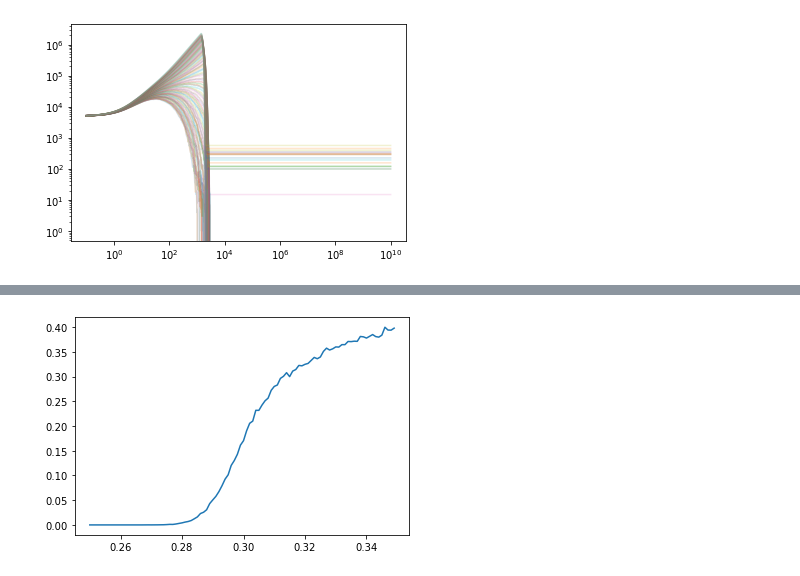
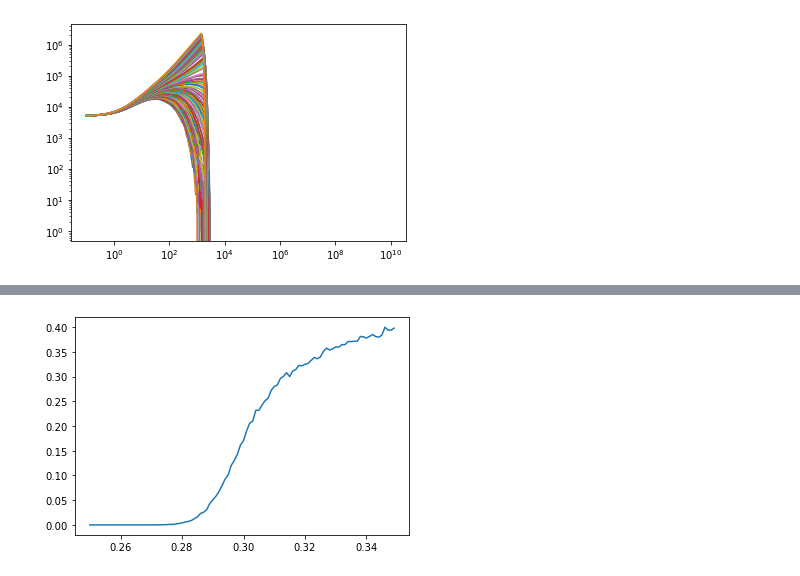
Before and after one commit to Irene-Li/BARW, a Jupyter notebook: BARW/plot_mult_data.ipynb, the cells around one changed output, grey strips where cells are left out. Cells and saved outputs as stored; diff of their text form; code cells hidden in the pictures.

```diff
--- a/BARW/plot_mult_data.ipynb
+++ b/BARW/plot_mult_data.ipynb
@@ -37,7 +37,7 @@ for h in hs:
         tot_edge_reach += np.sum(edge_reach>0)
 
     edge_reach_frac.append(tot_edge_reach/tot_possible_edge)
-    t = select_longest(times)[:-1]
+    t = select_longest(times)
     mean_msd = np.mean(pad(msds), axis=0)
 
     ts.append(t)
@@ -66,10 +66,15 @@ data_L2049_N5000_p0.34_q0.33_h0.347.dat
 data_L2049_N5000_p0.34_q0.33_h0.348.dat
 data_L2049_N5000_p0.34_q0.33_h0.349.dat
 # %%
-for active_moments in actives:
-    plt.plot(active_moments[:, 0], active_moments[:, 2], alpha=0.2)
+for (i, active_moments) in enumerate(actives):
+    t = active_moments[:, 0]
+    t = np.append(t, ts[i][-1])
+    m = active_moments[:, 2]
+    m = np.append(m, 0)
+    if t[-1] > 1e5:
+        plt.plot(t, m, alpha=1)
 plt.yscale('log')
 plt.xscale('log')
 plt.show()
 # %% [output]
-[figure, old version]
+[figure, new version]
```
Also changed, not shown: parts of 2 cells of this notebook, 1 other file.
